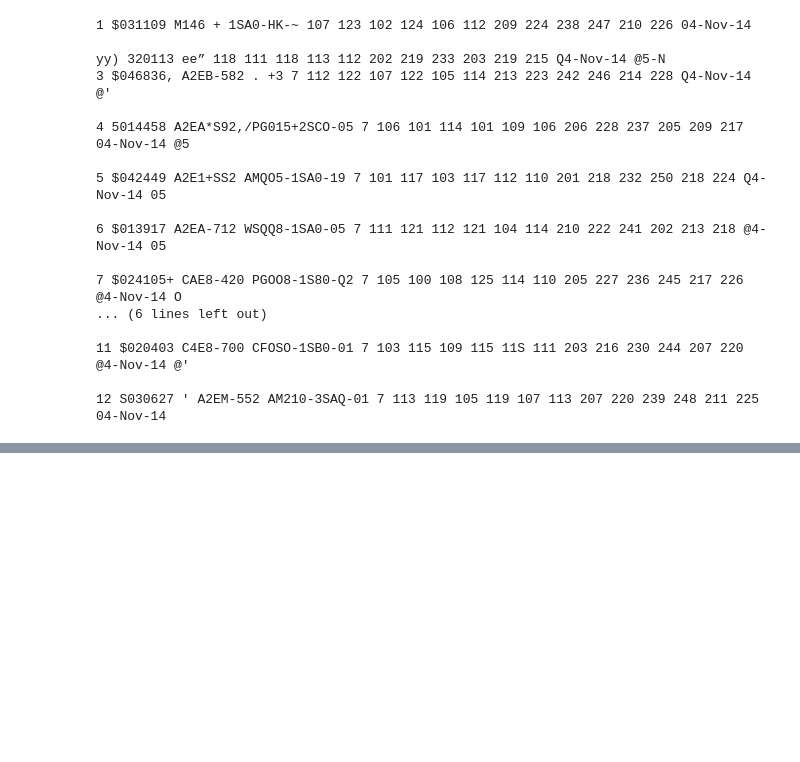
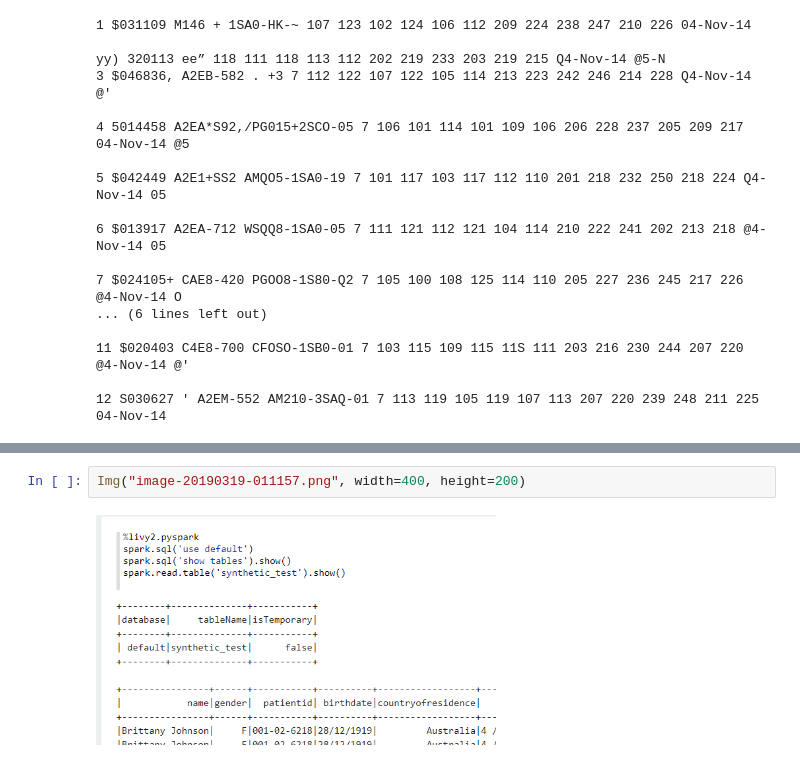
Before and after one commit to alihammadbaig/ML, a Jupyter notebook: Optical_character_recognition.ipynb, the cells around one changed output, grey strips where cells are left out. Drawn from its saved outputs; the diff is of its cells as text; blank space fills up the shorter version.

```diff
--- a/Optical_character_recognition.ipynb
+++ b/Optical_character_recognition.ipynb
@@ -61,0 +78,4 @@ yy) 320113 ee” 118 111 118 113 112 202 219 233 203 219 215 Q4-Nov-14 @5-N
+# %%
+Img("image-20190319-011157.png", width=400, height=200)
+# %% [output]
+[figure, added]
```
Also changed, not shown: parts of 11 cells of this notebook.
